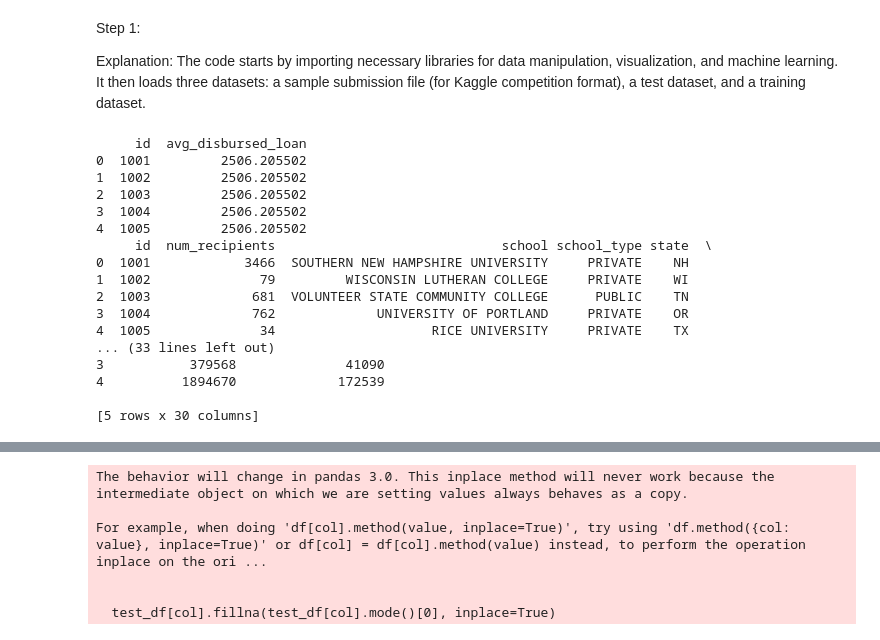
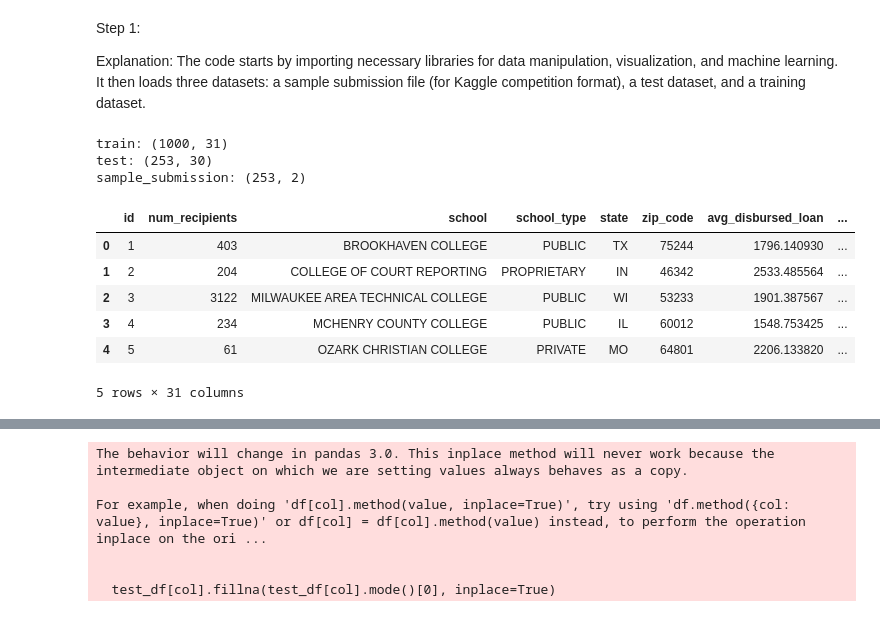
Before and after one commit to SofiaTejada-ai/Datathon01, a Jupyter notebook: datathon-2025-v2 (1).ipynb, the cells around one changed output, grey strips where cells are left out. Saved outputs shown, nothing was run; the diff lists cells and outputs as text; code cells hidden in the pictures.

```diff
--- a/datathon-2025-v2 (1).ipynb
+++ b/datathon-2025-v2 (1).ipynb
@@ -5,39 +5,33 @@ Explanation: The code starts by importing necessary libraries for data manipulat
 # %%
 # Import libraries
 import pandas as pd
 import matplotlib.pyplot as plt
 import seaborn as sns
-import kagglehub
 import numpy as np
 from xgboost import XGBRegressor
 from sklearn.ensemble import RandomForestRegressor
 from sklearn.model_selection import train_test_split, RandomizedSearchCV, KFold
 from sklearn.metrics import mean_squared_error, r2_score, make_scorer
 from scipy.stats import randint, uniform
 
-# Load datasets
-csv_file = "/kaggle/input/ai-x-data-supervised-pillar-spring-2025/sample_submission.csv"
-df = pd.read_csv(csv_file)
-print(df.head())
+# Load datasets (LOCAL)
+train_df = pd.read_csv("data/train.csv")
+test_df = pd.read_csv("data/test.csv")
+sub_df = pd.read_csv("data/sample_submission.csv")
 
-train_df = pd.read_csv("/kaggle/input/ai-x-data-supervised-pillar-spring-2025/train.csv")
-test_df = pd.read_csv("/kaggle/input/ai-x-data-supervised-pillar-spring-2025/test.csv")
-print(test_df.head())
+print("train:", train_df.shape)
+print("test:", test_df.shape)
+print("sample_submission:", sub_df.shape)
+
+train_df.head()
 # %% [output]
-     id  avg_disbursed_loan
-0  1001         2506.205502
-1  1002         2506.205502
-2  1003         2506.205502
-3  1004         2506.205502
-4  1005         2506.205502
-     id  num_recipients                             school school_type state  \
-0  1001            3466  SOUTHERN NEW HAMPSHIRE UNIVERSITY     PRIVATE    NH
-1  1002              79         WISCONSIN LUTHERAN COLLEGE     PRIVATE    WI
-2  1003             681  VOLUNTEER STATE COMMUNITY COLLEGE      PUBLIC    TN
-3  1004             762             UNIVERSITY OF PORTLAND     PRIVATE    OR
-4  1005              34                    RICE UNIVERSITY     PRIVATE    TX
-... (33 lines left out)
-3           379568              41090
-4          1894670             172539
-
-[5 rows x 30 columns]
+train: (1000, 31)
+test: (253, 30)
+sample_submission: (253, 2)
+|  | id | num_recipients | school | school_type | state | zip_code | avg_disbursed_loan | ... |
+| 0 | 1 | 403 | BROOKHAVEN COLLEGE | PUBLIC | TX | 75244 | 1796.140930 | ... |
+| 1 | 2 | 204 | COLLEGE OF COURT REPORTING | PROPRIETARY | IN | 46342 | 2533.485564 | ... |
+| 2 | 3 | 3122 | MILWAUKEE AREA TECHNICAL COLLEGE | PUBLIC | WI | 53233 | 1901.387567 | ... |
+| 3 | 4 | 234 | MCHENRY COUNTY COLLEGE | PUBLIC | IL | 60012 | 1548.753425 | ... |
+| 4 | 5 | 61 | OZARK CHRISTIAN COLLEGE | PRIVATE | MO | 64801 | 2206.133820 | ... |
+5 rows × 31 columns
```
Also changed, not shown: parts of 7 cells of this notebook, 5 other files.
